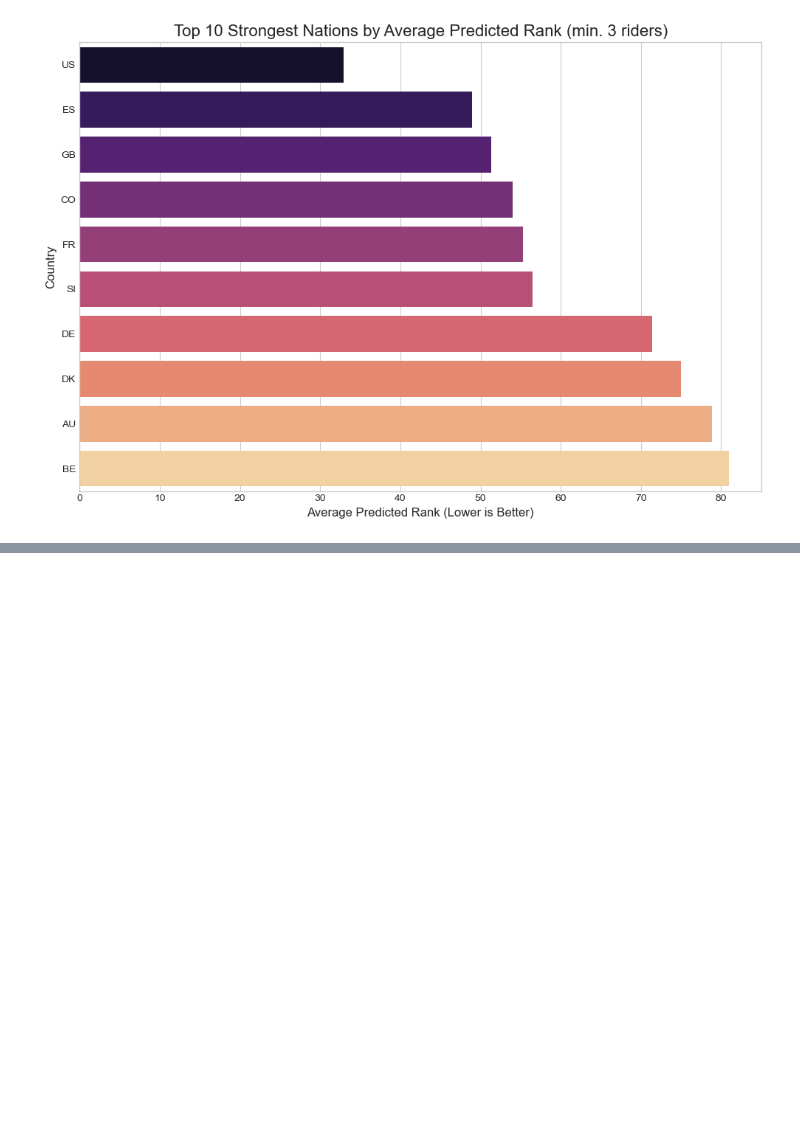
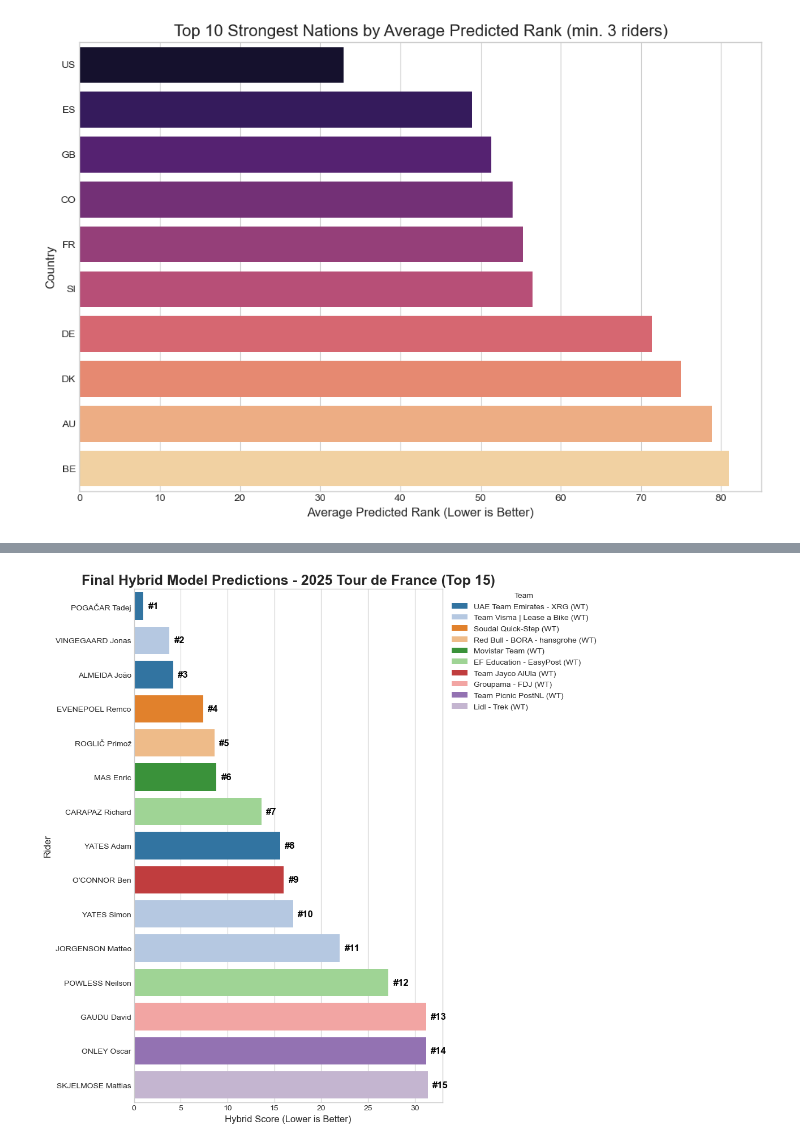
Before and after one commit to Jul-9579/tour-de-france-project, a Jupyter notebook: notebooks/ML_TDF_participants_added_features.ipynb, the cells around one changed output, grey strips where cells are left out. Cells and saved outputs as stored; diff of their text form; code cells hidden in the pictures; blank space fills up the shorter version.

```diff
--- a/notebooks/ML_TDF_participants_added_features.ipynb
+++ b/notebooks/ML_TDF_participants_added_features.ipynb
@@ -1007,0 +1186,8 @@ plt.show()
+# %%
+# Display final hybrid ranking
+# Sort by the new hybrid score to get the final ranking
+final_hybrid_ranking = hybrid_ranking_df.sort_values(by='hybrid_score')
+
+# Display the top 20 riders from your new, improved ranking
+print("\n--- Final Hybrid Ranking (ML + UCI + PCS) ---")
+print(final_hybrid_ranking[['rider_name', 'team', 'predicted_position', 'uci_rank', 'pcs_rank', 'hybrid_score']].head(20))
@@ -1007,0 +1232,46 @@ plt.show()
+# %%
+# Visualise the final hybrid ranking - without nationalities
+import matplotlib.pyplot as plt
+import seaborn as sns
+
+# First, let's create a final position number for the hybrid ranking
+final_hybrid_ranking['hybrid_position'] = range(1, len(final_hybrid_ranking) + 1)
+
+# Let's select the Top 15 for the plot
+top_15_hybrid = final_hybrid_ranking.head(15)
+
+# Create the plot
+plt.style.use('seaborn-v0_8-whitegrid')
+plt.figure(figsize=(12, 10))
+
+# Create the horizontal bar plot using the hybrid score for bar length
+ax = sns.barplot(
+    x='hybrid_score',
+    y='rider_name',
+    data=top_15_hybrid,
+    hue='team',
+    dodge=False,
+    palette='tab20'
+)
+
+# Add the final position number as a label on each bar
+for i, row in enumerate(top_15_hybrid.itertuples()):
+    ax.text(
+        row.hybrid_score + 0.5, # Position text next to the bar
+        i,                      # y-coordinate for the bar
+        f'#{row.hybrid_position}', # The text to display
+        ha='left', va='center', fontsize=12, fontweight='bold', color='black'
+    )
+
+# Improve layout and labels
+ax.set_title('Final Hybrid Model Predictions - 2025 Tour de France (Top 15)', fontsize=18, fontweight='bold')
+ax.set_xlabel('Hybrid Score (Lower is Better)', fontsize=12)
+ax.set_ylabel('Rider', fontsize=12)
+
+# Move the legend outside of the plot area
+ax.legend(bbox_to_anchor=(1.02, 1), loc='upper left', borderaxespad=0, title='Team')
+
+plt.tight_layout(rect=[0, 0, 0.85, 1])
+plt.show()
+# %% [output]
+[figure, added]
```
Also changed, not shown: parts of 18 cells of this notebook, 1 other file.
